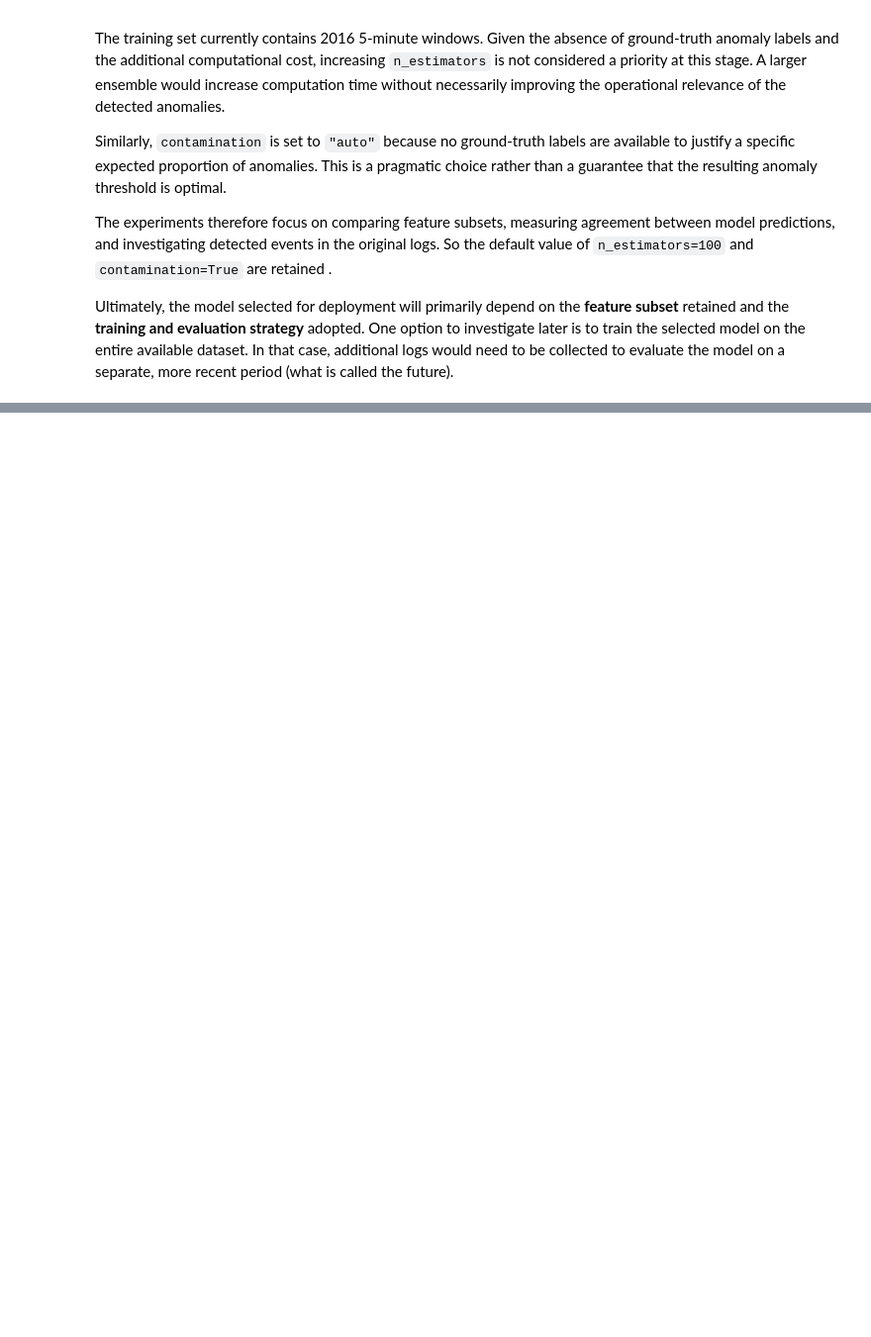
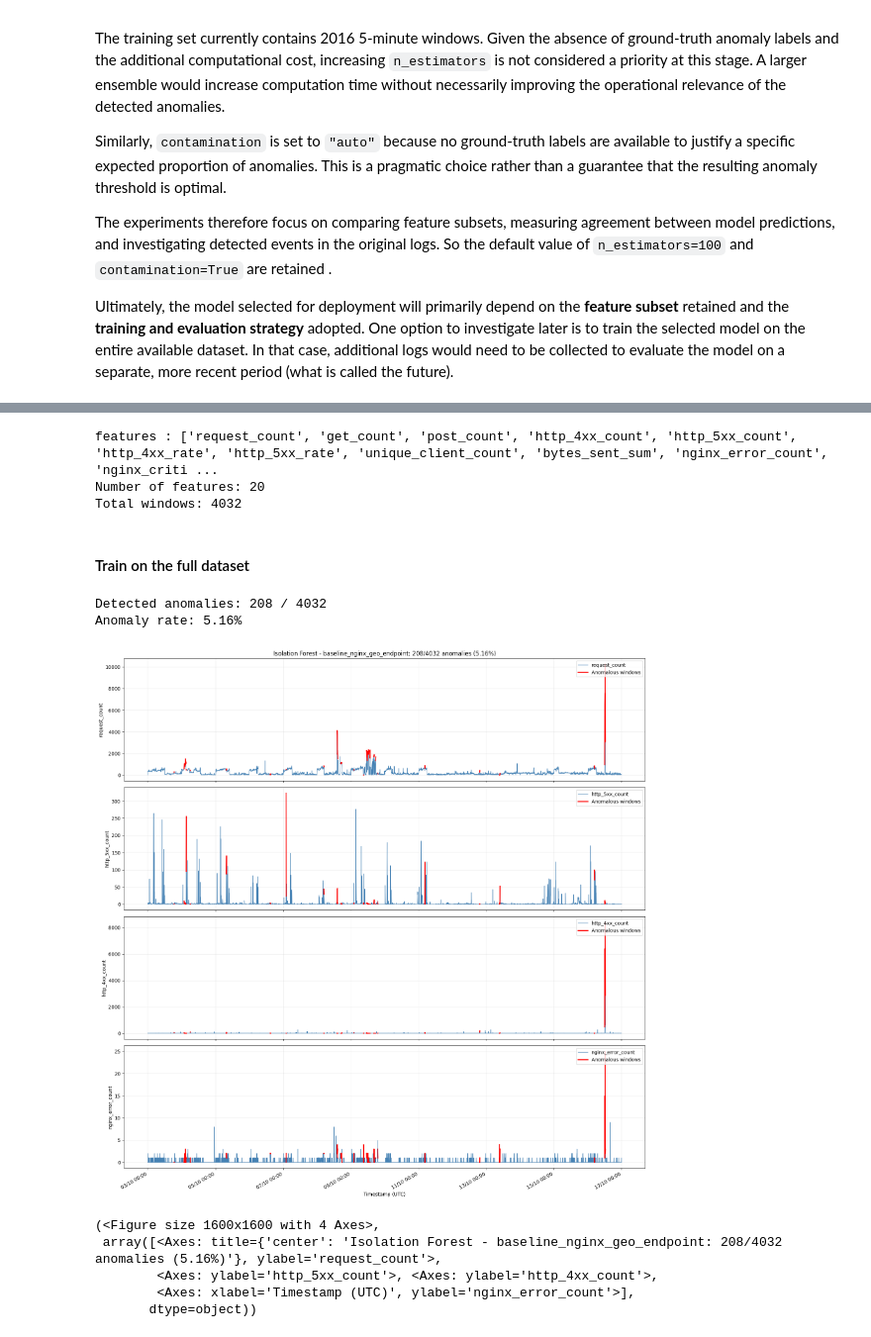
Before and after one commit to astrolabsoftware/fink-api-anomaly-detection, a Jupyter notebook: notebooks/05_isoforest_model.ipynb, the cells around one changed output, grey strips where cells are left out. Shown at 99% size. Drawn from its saved outputs; the diff is of its cells as text; code cells hidden in the pictures; blank space fills up the shorter version.

Commit message:
[NB] analysis & evaluation of selected group of features

```diff
--- a/notebooks/05_isoforest_model.ipynb
+++ b/notebooks/05_isoforest_model.ipynb
@@ -345,0 +360,51 @@ Ultimately, the model selected for deployment will primarily depend on the **fea
+# %%
+selected_feature_set = "baseline_nginx_geography_endpoints"
+X_full = feature_sets[selected_feature_set]
+print("features :", X_full.columns.to_list())
+print(f"Number of features: {X_full.shape[1]}")
+print(f"Total windows: {X_full.shape[0]}")
+# %% [output]
+features : ['request_count', 'get_count', 'post_count', 'http_4xx_count', 'http_5xx_count', 'http_4xx_rate', 'http_5xx_rate', 'unique_client_count', 'bytes_sent_sum', 'nginx_error_count', 'nginx_criti ...
+Number of features: 20
+Total windows: 4032
+# %% [markdown]
+#### Train on the full dataset
+# %%
+# Initialize and train the model on the entire dataset
+isof = IsolationForestDetector(
+    n_estimators=100,
+    contamination="auto",
+    random_state=42,
+)
+
+isof.fit(X_full)
+
+# Detect anomalies across the full observation period
+results_full = isof.detect_anomalies(X_full)
+
+# Summarize the results
+n_windows = len(results_full)
+n_anomalies = int(results_full["is_anomaly"].sum())
+anomaly_rate = 100 * n_anomalies / n_windows
+
+
+print(f"Detected anomalies: {n_anomalies} / {X_full.shape[0]}")
+print(f"Anomaly rate: {anomaly_rate:.2f}%")
+# %% [output]
+Detected anomalies: 208 / 4032
+Anomaly rate: 5.16%
+# %%
+plot_anomaly_features(
+    eval_results=results_full,
+    feature_name="baseline_nginx_geo_endpoint",
+    features_df=features_df,
+    eval_index=features_df.index, # plot on all train period
+    features_to_plot=["request_count","http_5xx_count", "http_4xx_count", "nginx_error_count"]
+)
+# %% [output]
+[figure, added]
+(<Figure size 1600x1600 with 4 Axes>,
+ array([<Axes: title={'center': 'Isolation Forest - baseline_nginx_geo_endpoint: 208/4032 anomalies (5.16%)'}, ylabel='request_count'>,
+        <Axes: ylabel='http_5xx_count'>, <Axes: ylabel='http_4xx_count'>,
+        <Axes: xlabel='Timestamp (UTC)', ylabel='nginx_error_count'>],
+       dtype=object))
```
Also changed, not shown: parts of 2 cells of this notebook.
